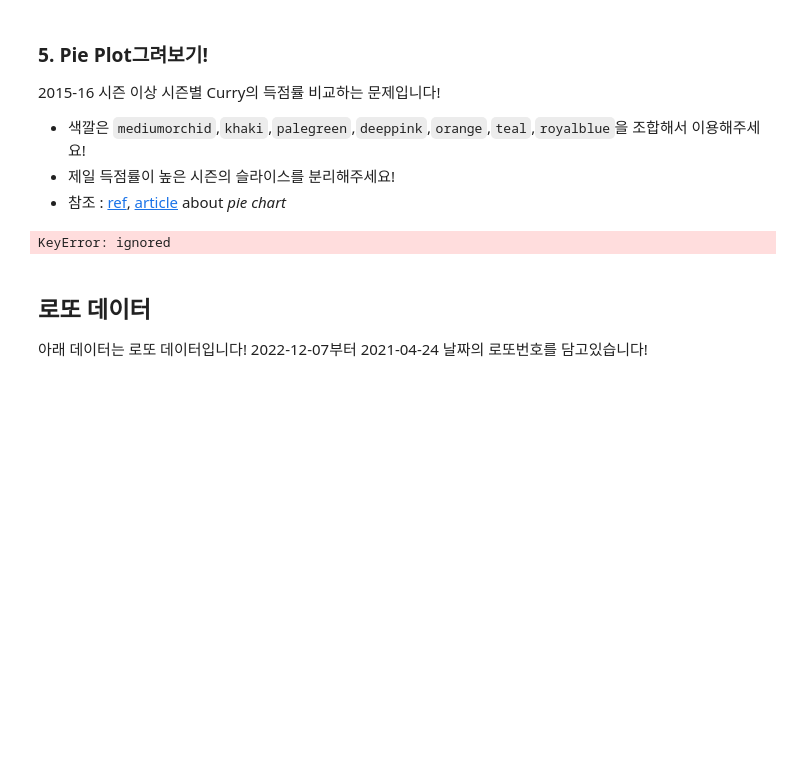
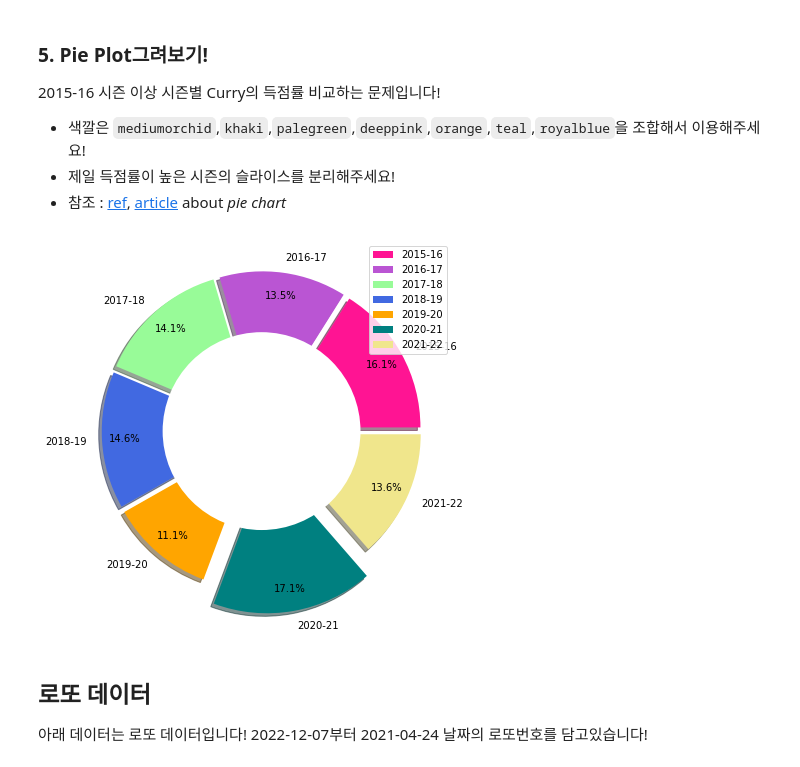
Before and after one commit to anjfhgkfRk/dap2022, a Jupyter notebook: lecture4.ipynb, the cells around one changed output. Drawn from its saved outputs; the diff is of its cells as text; code cells hidden in the pictures; blank space fills up the shorter version.

```diff
--- a/lecture4.ipynb
+++ b/lecture4.ipynb
@@ -393,10 +383,23 @@ plt.show()
 - 색깔은 `mediumorchid`,`khaki`,`palegreen`,`deeppink`,`orange`,`teal`,`royalblue`을 조합해서 이용해주세요!
 - 제일 득점률이 높은 시즌의 슬라이스를 분리해주세요!
 - 참조 : [ref](https://matplotlib.org/stable/api/_as_gen/matplotlib.pyplot.pie.html),  [article](https://medium.com/@kvnamipara/a-better-visualisation-of-pie-charts-by-matplotlib-935b7667d77f) about *pie chart*
-# %%
-Curry_data['season'].value_counts()['pts']
-# %% [output]
-KeyError: ignored
+# %%
+seasonCount = ###########
+# typeCount
+fig, ax = plt.subplots(figsize=(7,7))
+
+ax.pie(
+      ##########################
+    )
+ax.legend()
+
+#draw white circle in the middle
+centre_circle = ##########
+ax##############
+
+plt.show()
+# %% [output]
+[figure, added]
 # %% [markdown]
 ## 로또 데이터
 아래 데이터는 로또 데이터입니다! 2022-12-07부터 2021-04-24 날짜의 로또번호를 담고있습니다!
```
Also changed, not shown: parts of 19 cells of this notebook.
